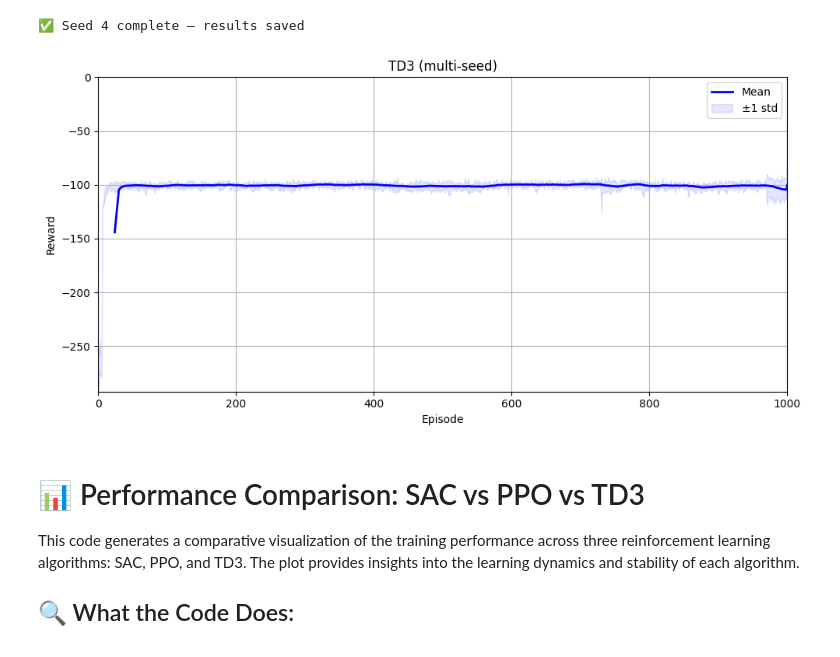
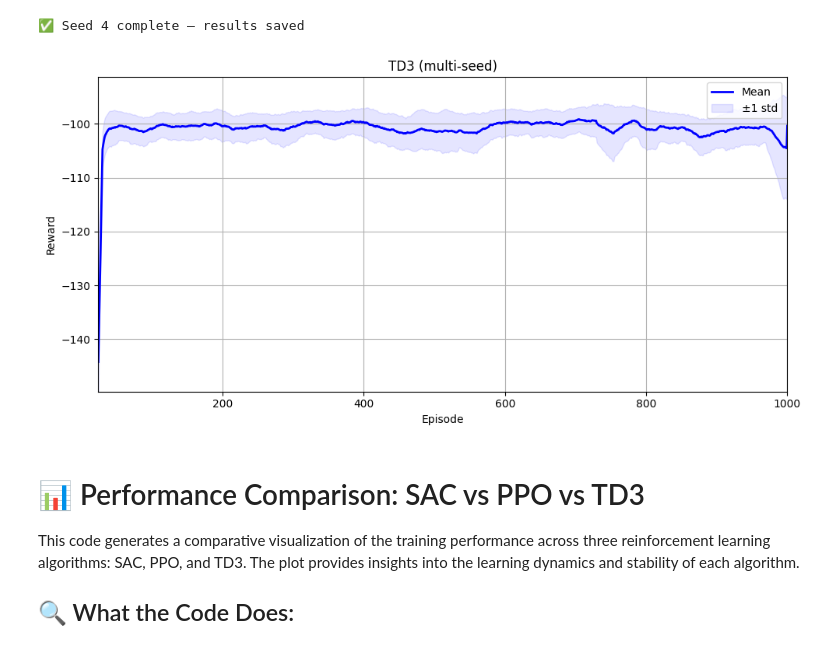
Before and after one commit to Isla-lab/CityLearnRL-Bioinformatica, a Jupyter notebook: notebooks/models/PPO_TD3_tutorial.ipynb, the cells around one changed output. Drawn from its saved outputs; the diff is of its cells as text; code cells hidden in the pictures.

```diff
--- a/notebooks/models/PPO_TD3_tutorial.ipynb
+++ b/notebooks/models/PPO_TD3_tutorial.ipynb
@@ -2103,40 +2115,44 @@ import pandas as pd
 df_td3_all = pd.concat(all_td3_rewards, axis=1)
 df_td3_all.columns = [f'Seed {s}' for s in seeds]
 
 # Calculate mean and standard deviation
 td3_mean = df_td3_all.mean(axis=1)
 td3_std = df_td3_all.std(axis=1)
-td3_smoothed = td3_mean.rolling(window=25).mean()
+
+# Apply the same rolling window smoothing to both mean and std
+td3_mean_smoothed = td3_mean.rolling(window=25).mean()
+td3_std_smoothed = td3_std.rolling(window=25).mean()
 
 # Create plot
 fig, ax = plt.subplots(1, 1, figsize=(10, 5))
 
 # (Optional) Plot raw rewards for each seed
 # for i, seed in enumerate(seeds):
 #     ax.plot(df_td3_all.iloc[:, i], alpha=0.2, label=f'Seed {seed}')
 
-ax.plot(td3_smoothed, color='blue', linewidth=2, label='Mean')
+# Plot smoothed mean
+ax.plot(td3_mean_smoothed, color='blue', linewidth=2, label='Mean')
 
-# Add ±1 standard deviation bands
+# Plot smoothed ±1 std bands
 ax.fill_between(
-    td3_mean.index,
-    td3_mean - td3_std,
-    td3_mean + td3_std,
+    td3_mean_smoothed.index,
+    td3_mean_smoothed - td3_std_smoothed,
+    td3_mean_smoothed + td3_std_smoothed,
     color='blue',
     alpha=0.1,
     label='±1 std'
 )
 
 # Configure plot labels and layout
 ax.set_title('TD3 (multi-seed)')
 ax.set_xlabel('Episode')
 ax.set_ylabel('Reward')
 ax.legend()
 ax.grid(True)
 plt.tight_layout()
 plt.show()
 # %% [output]
-[figure, old version]
+[figure, new version]
 # %% [markdown]
 # 📊 Performance Comparison: SAC vs PPO vs TD3
 
```
Also changed, not shown: parts of 8 cells of this notebook, 14 other files.
